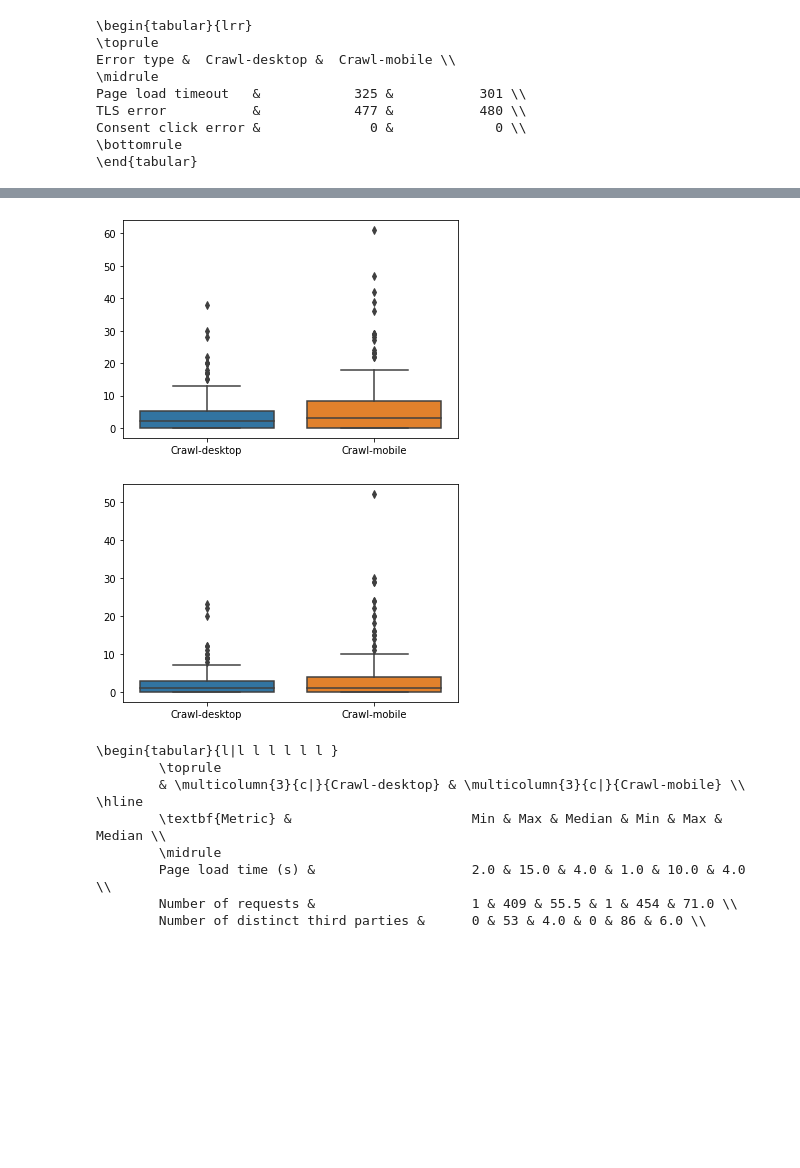
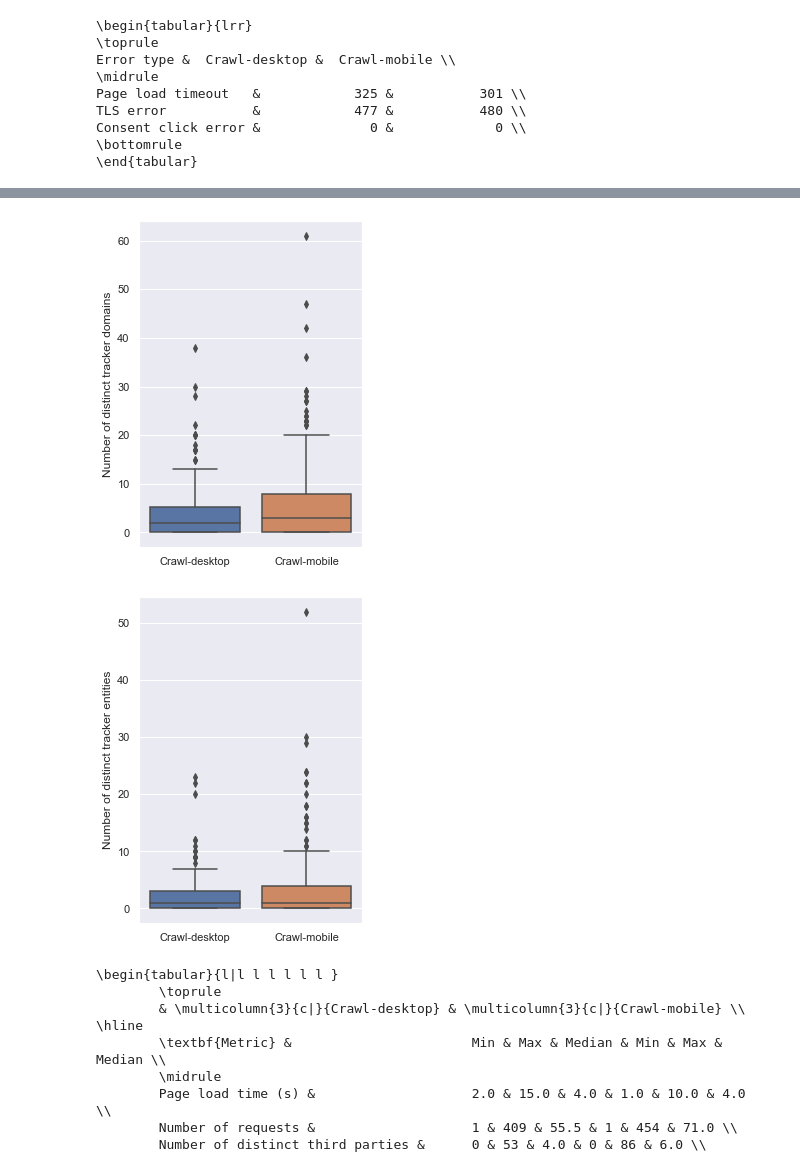
Before and after one commit to JobDoesburg/capita-selecta-selenium-crawler, a Jupyter notebook: analysis/analysis.ipynb, the cells around one changed output, grey strips where cells are left out. Cells and saved outputs as stored; diff of their text form; code cells hidden in the pictures; blank space fills up the shorter version.

```diff
--- a/analysis/analysis.ipynb
+++ b/analysis/analysis.ipynb
@@ -301,6 +301,8 @@ def draw_boxplot(metric):
     box_df.rename(columns={metric:'Crawl-mobile'}, inplace=True)
     return sns.boxplot(data=pd.DataFrame(data=box_df, columns=['Crawl-desktop','Crawl-mobile']))
 # %%
+sns.set(rc={"figure.figsize":(4, 6)})
 g_pageload = draw_boxplot('page_load_times')
+plt.ylabel('Page load time (s)')
 plt.savefig('../plots/figure2_pageload.png', dpi=600)
 # %% [output]
@@ -308,4 +310,6 @@ plt.savefig('../plots/figure2_pageload.png', dpi=600)
 # %%
+sns.set(rc={"figure.figsize":(4, 6)})
 g_requests = draw_boxplot('num_requests')
+plt.ylabel('Number of requests')
 plt.savefig('../plots/figure2_requests.png', dpi=600)
 # %% [output]
@@ -313,4 +317,6 @@ plt.savefig('../plots/figure2_requests.png', dpi=600)
 # %%
+sns.set(rc={"figure.figsize":(4, 6)})
 g_thirdparties = draw_boxplot('distinct_third_parties')
+plt.ylabel('Number of distinct third parties')
 plt.savefig('../plots/figure2_thirdparties.png', dpi=600)
 # %% [output]
@@ -318,13 +324,17 @@ plt.savefig('../plots/figure2_thirdparties.png', dpi=600)
 # %%
+sns.set(rc={"figure.figsize":(4, 6)})
 g_trackdomains = draw_boxplot('num_distinct_tracker_domains')
+plt.ylabel('Number of distinct tracker domains')
 plt.savefig('../plots/figure2_trackdomains.png', dpi=600)
 # %% [output]
-[figure, old version]
+[figure, new version]
 # %%
+sns.set(rc={"figure.figsize":(4, 6)})
 g_trackentities = draw_boxplot('num_distinct_tracker_entities')
+plt.ylabel('Number of distinct tracker entities')
 plt.savefig('../plots/figure2_entities.png', dpi=600)
 # %% [output]
-[figure, old version]
+[figure, new version]
 # %%
 #3
 # Create desktop lookup and mobile lookup to make table string legible code.
```
Also changed, not shown: parts of 7 cells of this notebook, 9 other files.
